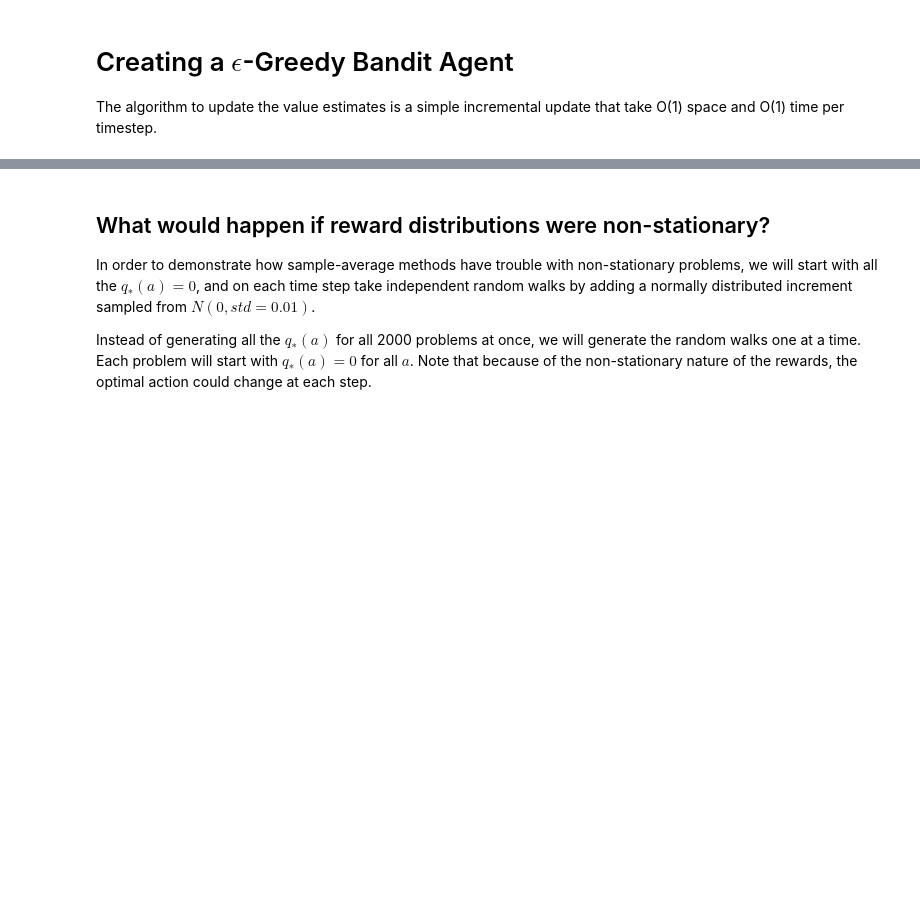
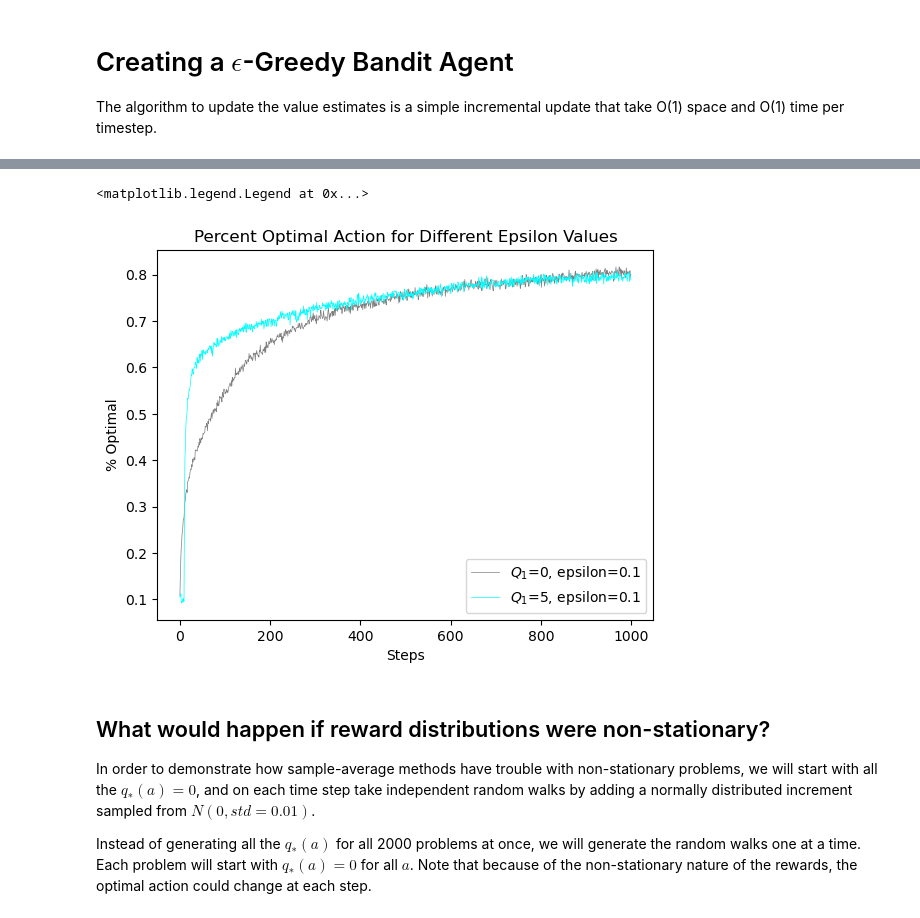
Before and after one commit to shantanu/reinforcement-learning-book, a Jupyter notebook: ch2/k-armed-bandit.ipynb, the cells around one changed output, grey strips where cells are left out. Drawn from its saved outputs; the diff is of its cells as text; code cells hidden in the pictures; blank space fills up the shorter version.

Commit message:
added some optimistic inital values

```diff
--- a/ch2/k-armed-bandit.ipynb
+++ b/ch2/k-armed-bandit.ipynb
@@ -160,3 +164,27 @@ plt.legend()
+# %%
+average_reward_opt, percent_optimal_opt = run_testbed(epsilon=0.1, initial_estimate=5)
+# %%
+# Plot average reward for each epsilon
+plt.plot(data.loc[0.1]['% Optimal'], label='$Q_1$=0, epsilon=0.1', color='gray', linewidth=0.5)
+plt.plot(percent_optimal_opt, label='$Q_1$=5, epsilon=0.1', color='cyan', linewidth=0.5)
+# plt.text(50, 0.7, f'$\epsilon$={0.1}',
+#          color='blue', fontsize=10, verticalalignment='center')
+
+# plt.text(600, 0.6, f'$\epsilon$={0.01}',
+#          color='red', fontsize=10, verticalalignment='center')
+
+# plt.text(500, 0.35, f'$\epsilon$={0} (greedy)',
+#          color='green', fontsize=10, verticalalignment='center')
+
+
+# Add labels and title
+plt.xlabel('Steps')
+plt.ylabel('% Optimal')
+plt.title('Percent Optimal Action for Different Epsilon Values')
+plt.legend()
+# %% [output]
+<matplotlib.legend.Legend at 0x...>
+[figure, added]
 # %% [markdown]
 ## What would happen if reward distributions were non-stationary?
 
```
Also changed, not shown: parts of 13 cells of this notebook, 1 other file.
